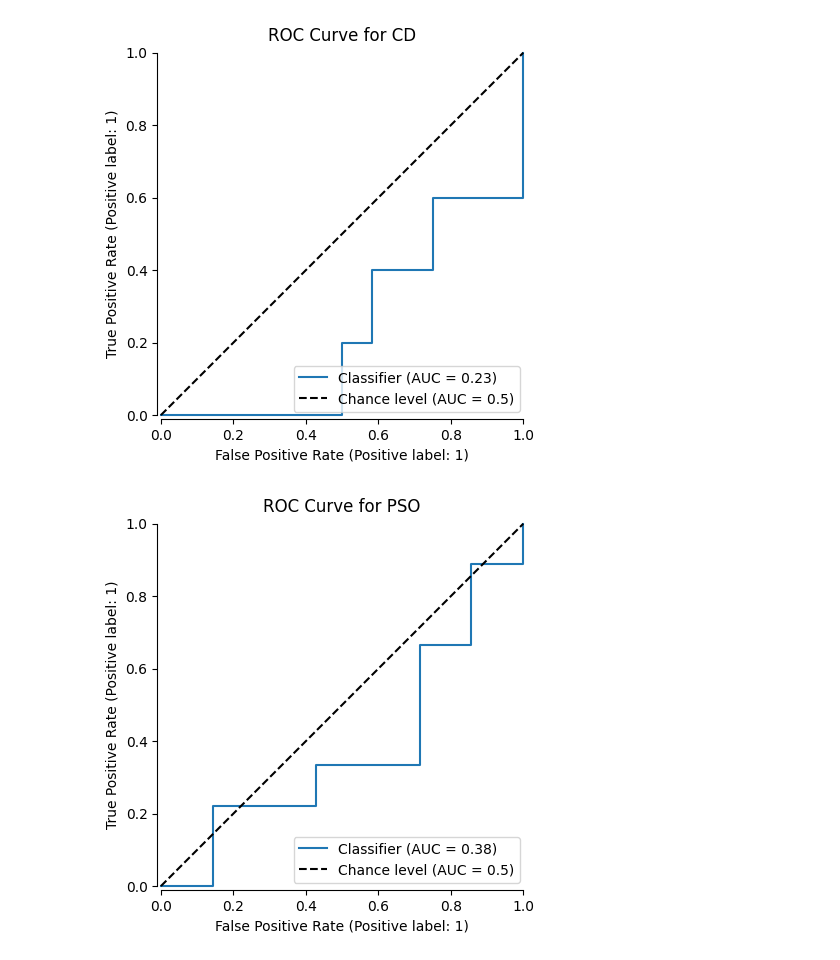
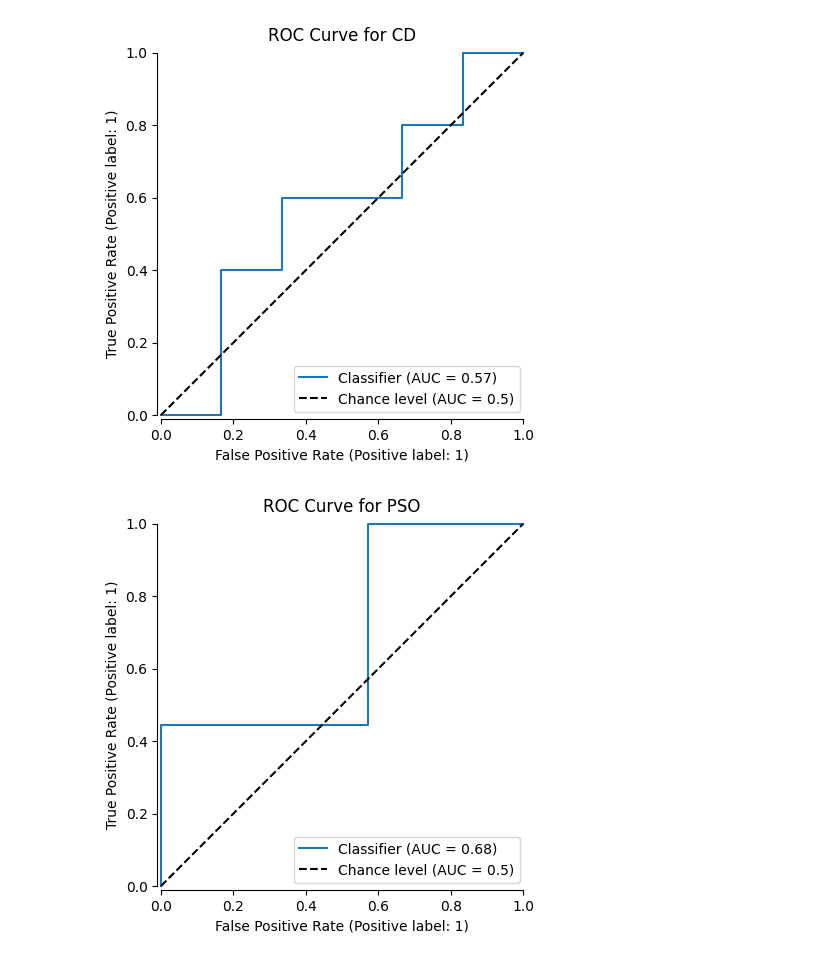
Before and after one commit to quentinblampey/zs_perturbation, a Jupyter notebook: results.ipynb, the cells around one changed output. Cells and saved outputs as stored; diff of their text form; code cells hidden in the pictures.

Commit message:
finish decoder-based method

```diff
--- a/results.ipynb
+++ b/results.ipynb
@@ -6,7 +6,7 @@ import pandas as pd
 from zs_perturbation import DISEASES
 # %%
 for disease in DISEASES:
-    df_res = pd.read_csv(f"results/v1/{disease}.csv")
+    df_res = pd.read_csv(f"results/decoder5/{disease}.csv")
 
     RocCurveDisplay.from_predictions(df_res["y_true"], df_res["y_score"], plot_chance_level=True, despine=True)
     plt.title(f"ROC Curve for {disease}")
@@ -15,2 +15,2 @@ for disease in DISEASES:
-[figure, old version]
+[figure, new version]
-[figure, old version]
+[figure, new version]
```
Also changed, not shown: parts of 1 cell of this notebook, 6 other files.
